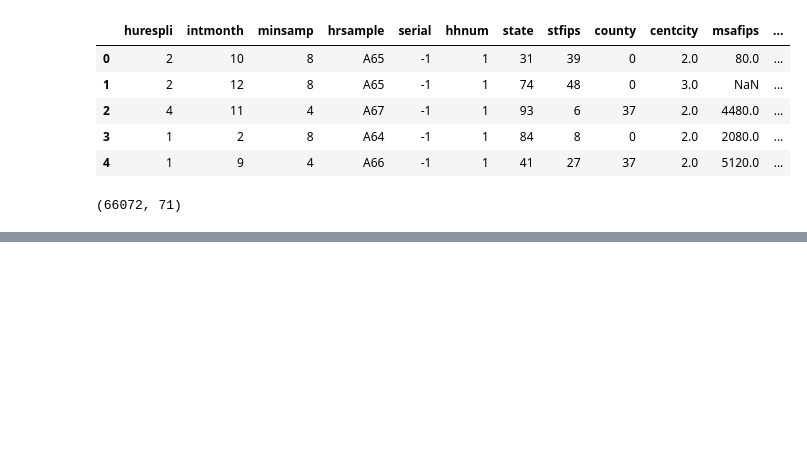
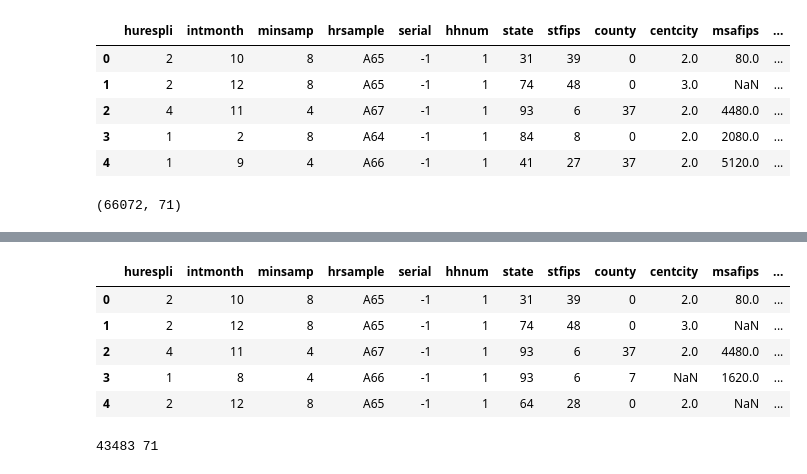
Before and after one commit to shyla-marie/Econ-DataAnalysis, a Jupyter notebook: housingwages.ipynb, the cells around one changed output, grey strips where cells are left out. Saved outputs shown, nothing was run; the diff lists cells and outputs as text; code cells hidden in the pictures; blank space fills up the shorter version.

```diff
--- a/housingwages.ipynb
+++ b/housingwages.ipynb
@@ -50,3 +50,26 @@ morg.describe()
 | 50% | 1.000000 | 7.000000 | 4.000000 | 1.000000 | 54.000000 | 29.000000 | 0.000000 | 2.000000 | 4480.000000 | 49.000000 | ... |
 | 75% | 2.000000 | 10.000000 | 8.000000 | 1.000000 | 74.000000 | 40.000000 | 31.000000 | 3.000000 | 6280.000000 | 70.000000 | ... |
 | max | 16.000000 | 12.000000 | 8.000000 | 4.000000 | 95.000000 | 56.000000 | 810.000000 | 3.000000 | 9360.000000 | 97.000000 | ... |
+# %%
+# Complex Conditional Filtering with Boolean Operators
+# age >= 25 & age <= 55
+# hourslw >= 35
+# class94 != 6 | 7
+
+# Defining the conditions
+cond = ((morg['age']>=25)&(morg['age']<=55)&(morg['hourslw']>=35)&(morg['class94']!=6)&(morg['class94']!=7))
+morg = morg.loc[cond] # Filtering the dataframe
+morg = morg.reset_index() # Resetting the index
+morg = morg.drop(columns=['index']) # Dropping the old index
+morg.head()
+# %% [output]
+|  | hurespli | intmonth | minsamp | hrsample | serial | hhnum | state | stfips | county | centcity | msafips | ... |
+| 0 | 2 | 10 | 8 | A65 | -1 | 1 | 31 | 39 | 0 | 2.0 | 80.0 | ... |
+| 1 | 2 | 12 | 8 | A65 | -1 | 1 | 74 | 48 | 0 | 3.0 | NaN | ... |
+| 2 | 4 | 11 | 4 | A67 | -1 | 1 | 93 | 6 | 37 | 2.0 | 4480.0 | ... |
+| 3 | 1 | 8 | 4 | A66 | -1 | 1 | 93 | 6 | 7 | NaN | 1620.0 | ... |
+| 4 | 2 | 12 | 8 | A65 | -1 | 1 | 64 | 28 | 0 | 2.0 | NaN | ... |
+# %%
+print(morg.shape[0], morg.shape[1])
+# %% [output]
+43483 71
```
Also changed, not shown: parts of 19 cells of this notebook.
